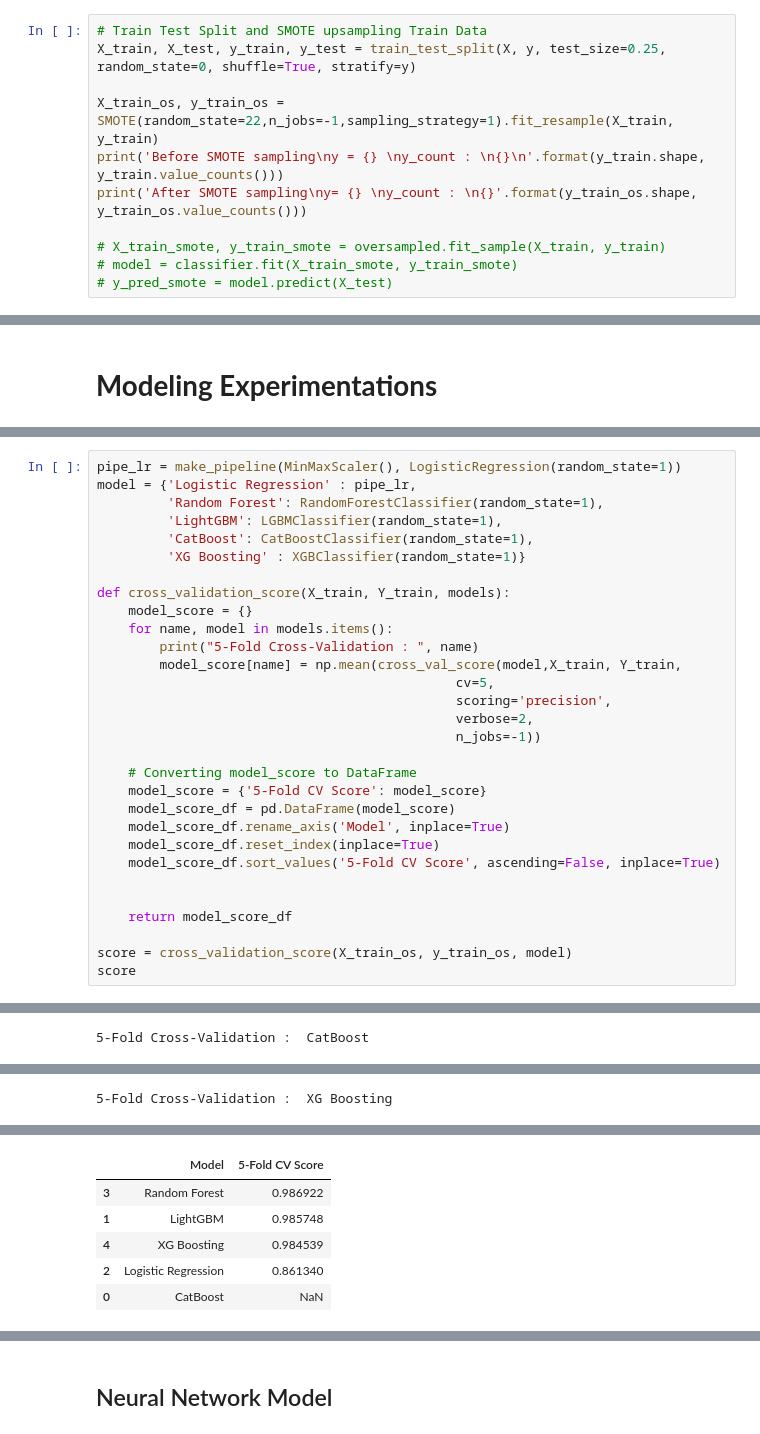
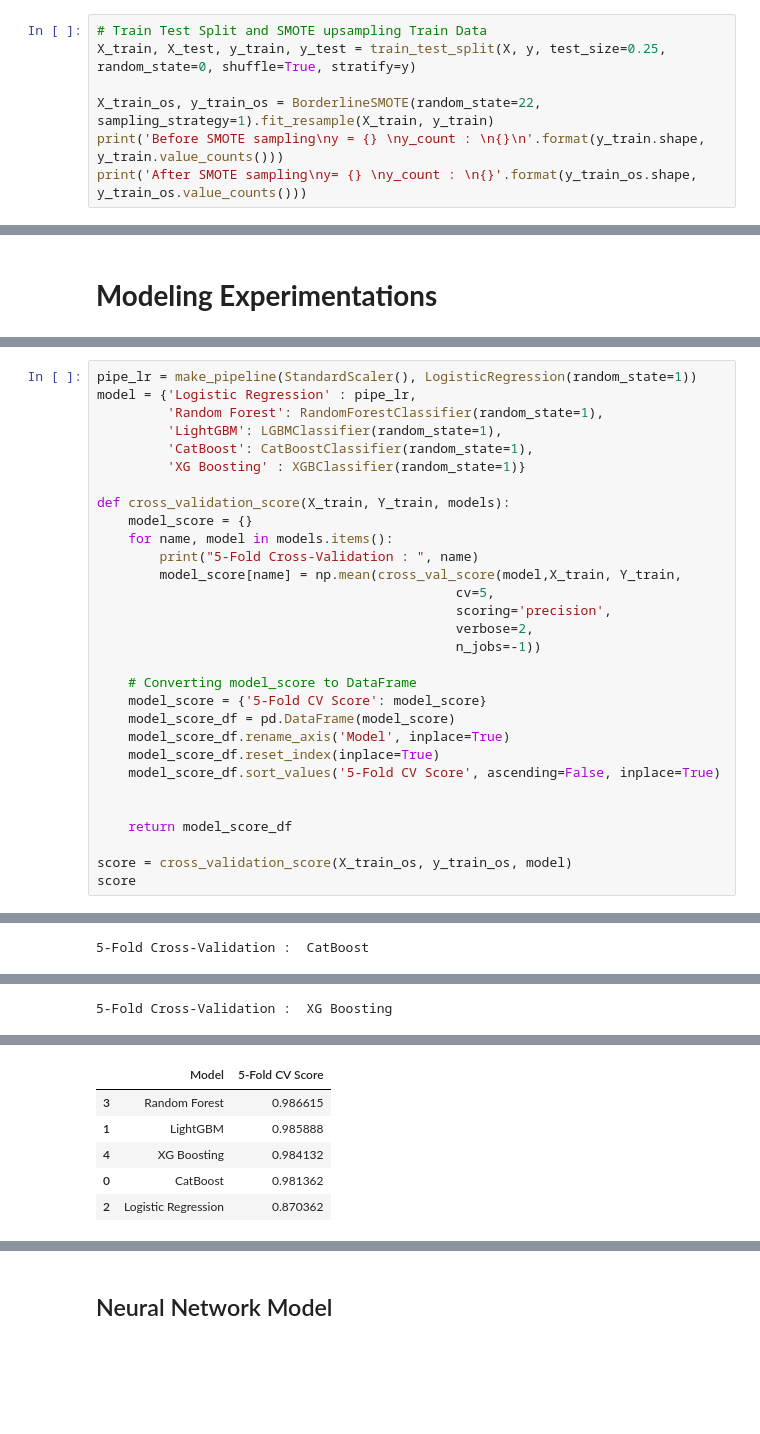
Before and after one commit to Praveen-Samudrala/Machine-Learning-and-Data-Science, a Jupyter notebook: Loan Defaulter Prediction/Loan Defaulter Prediction.ipynb, the cells around one changed output, grey strips where cells are left out. Cells and saved outputs as stored; diff of their text form; blank space fills up the shorter version.

Commit message:
Updated with BorderlineSMOTE, NN
Updated with BorderlineSMOTE, added TF Neural Net model.

```diff
--- a/Loan Defaulter Prediction/Loan Defaulter Prediction.ipynb
+++ b/Loan Defaulter Prediction/Loan Defaulter Prediction.ipynb
@@ -1162,12 +1155,8 @@ X.columns = X.columns.astype(str)
 # Train Test Split and SMOTE upsampling Train Data
 X_train, X_test, y_train, y_test = train_test_split(X, y, test_size=0.25, random_state=0, shuffle=True, stratify=y)
 
-X_train_os, y_train_os = SMOTE(random_state=22,n_jobs=-1,sampling_strategy=1).fit_resample(X_train, y_train)
+X_train_os, y_train_os = BorderlineSMOTE(random_state=22, sampling_strategy=1).fit_resample(X_train, y_train)
 print('Before SMOTE sampling\ny = {} \ny_count : \n{}\n'.format(y_train.shape, y_train.value_counts()))
 print('After SMOTE sampling\ny= {} \ny_count : \n{}'.format(y_train_os.shape, y_train_os.value_counts()))
-
-# X_train_smote, y_train_smote = oversampled.fit_sample(X_train, y_train)
-# model = classifier.fit(X_train_smote, y_train_smote)
-# y_pred_smote = model.predict(X_test)
 # %% [output]
 Before SMOTE sampling
@@ -1224,5 +1201,5 @@ from sklearn.preprocessing import MinMaxScaler
 # %%
-pipe_lr = make_pipeline(MinMaxScaler(), LogisticRegression(random_state=1))
+pipe_lr = make_pipeline(StandardScaler(), LogisticRegression(random_state=1))
 model = {'Logistic Regression' : pipe_lr,
          'Random Forest': RandomForestClassifier(random_state=1),
          'LightGBM': LGBMClassifier(random_state=1),
@@ -1270,9 +1247,9 @@ score
 |  | Model | 5-Fold CV Score |
-| 3 | Random Forest | 0.986922 |
-| 1 | LightGBM | 0.985748 |
-| 4 | XG Boosting | 0.984539 |
-| 2 | Logistic Regression | 0.861340 |
-| 0 | CatBoost | NaN |
+| 3 | Random Forest | 0.986615 |
+| 1 | LightGBM | 0.985888 |
+| 4 | XG Boosting | 0.984132 |
+| 0 | CatBoost | 0.981362 |
+| 2 | Logistic Regression | 0.870362 |
 # %%
 # Retraining LightGBM for evaluating performance on test set, as it gave highest Precision Score - max True Positives
 # Goal is to have **High TP and Low FN**
```
Also changed, not shown: parts of 14 cells of this notebook, 2 other files.
